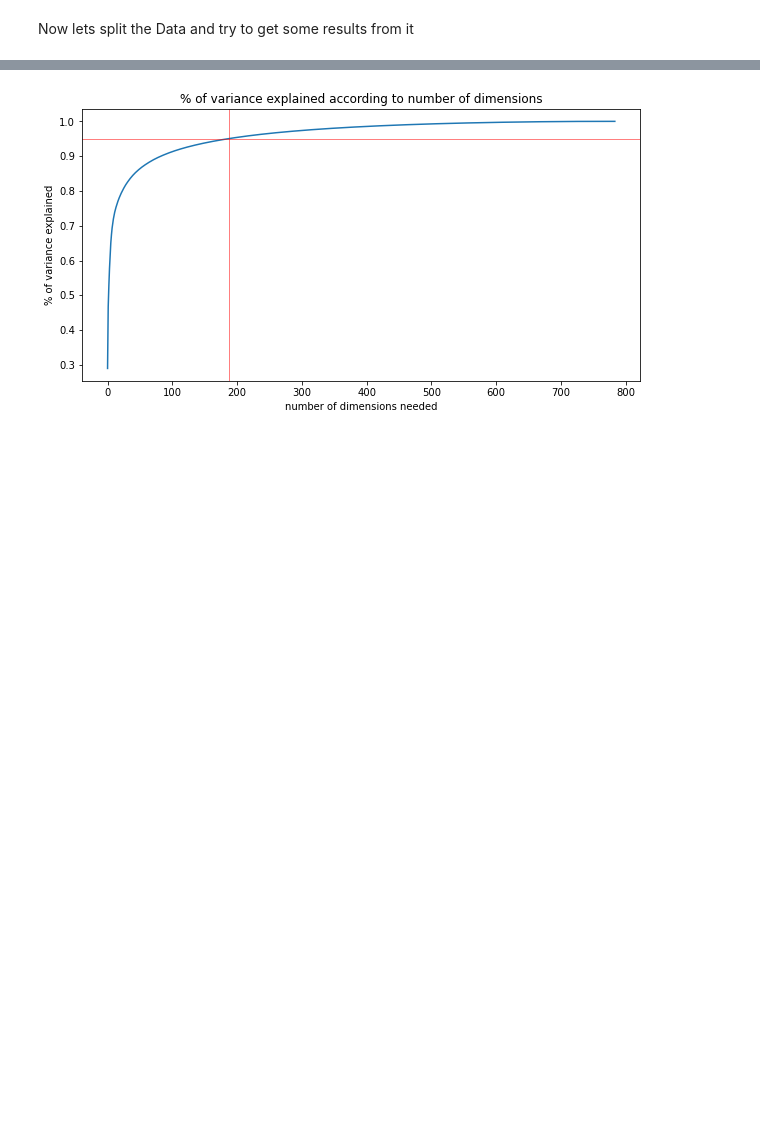
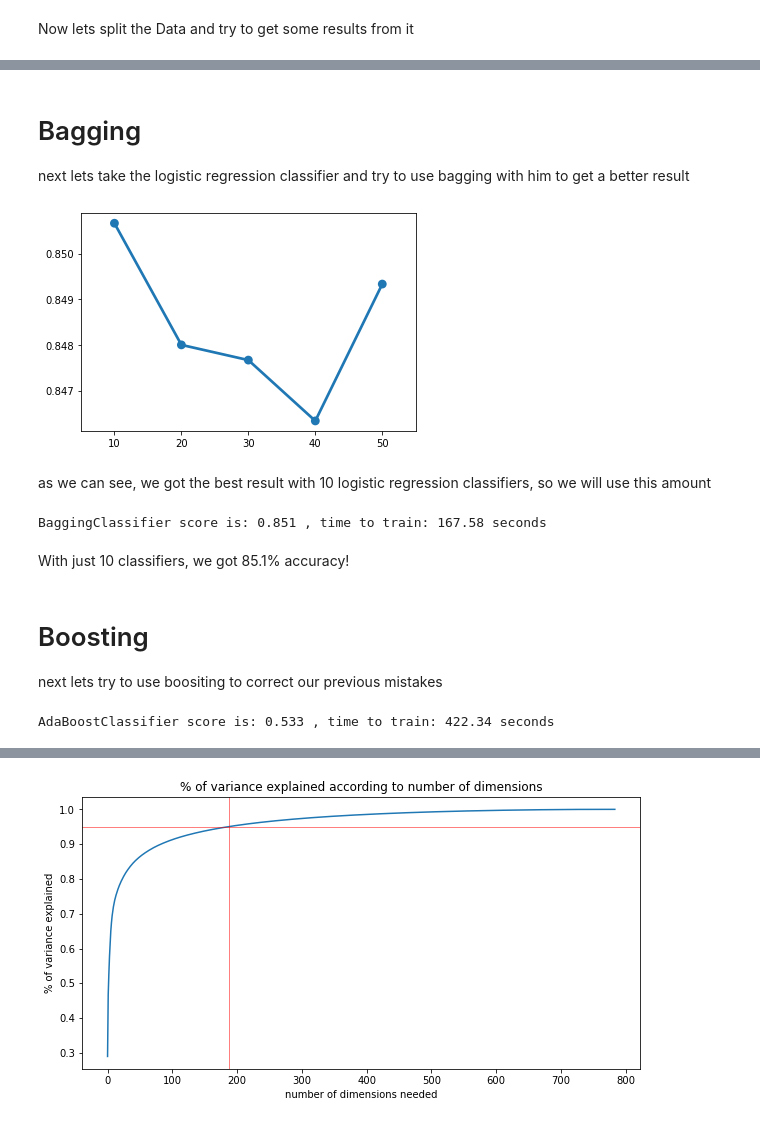
Before and after one commit to LiorBreitman8234/ML_SEM2, a Jupyter notebook: Fashion_MNIST.ipynb, the cells around one changed output, grey strips where cells are left out. Drawn from its saved outputs; the diff is of its cells as text; code cells hidden in the pictures; blank space fills up the shorter version.

```diff
--- a/Fashion_MNIST.ipynb
+++ b/Fashion_MNIST.ipynb
@@ -73,0 +113,6 @@ knn = KNeighborsClassifier(n_neighbors = 20)
+# %%
+knn_before = KNeighborsClassifier(n_neighbors = 100)
+gnb_clf = GaussianNB()
+LoR_clf = LogisticRegression(random_state=0)
+RF_clf = RandomForestClassifier(n_estimators=150, random_state=1)
+dtclf = DecisionTreeClassifier(random_state=0, max_depth = 3)
@@ -73,0 +123,15 @@ knn = KNeighborsClassifier(n_neighbors = 20)
+# %%
+Soft_voter = VotingClassifier(estimators = [('knn_before',knn_before),('lr',LoR_clf),('decision_tree',dtclf),('gaussian_bayes',gnb_clf),('random_forsts',RF_clf)],n_jobs = -1,voting='soft')
+Hard_voter = VotingClassifier(estimators = [('knn_before',knn_before),('lr',LoR_clf),('decision_tree',dtclf),('gaussian_bayes',gnb_clf),('random_forsts',RF_clf)],n_jobs = -1,voting='hard')
+# %%
+for clf in (knn_before,dtclf,gnb_clf,LoR_clf,RF_clf,Soft_voter,Hard_voter):
+    start_time = time.time()
+    clf.fit(data_train,target_train)
+    time_to_train = time.time()-start_time
+    pred = clf.predict(data_test)
+    score = accuracy_score(target_test,pred)
+    name = clf.__class__.__name__
+    model_names.append(name)
+    before_pca_scores.append(score)
+    time_before_pca.append(time_to_train)
+    print(name + " score is: %.3f " %(score) + ", time to train: %.2f seconds" %(time_to_train))
@@ -73,0 +146,53 @@ knn = KNeighborsClassifier(n_neighbors = 20)
+# %% [markdown]
+# Bagging
+
+next lets take the logistic regression classifier and try to use bagging with him to get a better result
+# %%
+n_range = np.arange(10,51,10)
+bag_scores = []
+for n in n_range:
+    Bagg_clf = BaggingClassifier(base_estimator=LoR_clf,n_estimators = n)
+    Bagg_clf.fit(data_train,target_train)
+    pred= Bagg_clf.predict(data_test)
+    bag_scores.append(accuracy_score(target_test,pred))
+# %%
+sns.pointplot(x = n_range, y = bag_scores);
+# %% [output]
+[figure, added]
+# %% [markdown]
+as we can see, we got the best result with 10 logistic regression classifiers, so we will use this amount
+# %%
+start_time = time.time()
+Bagg_clf_before = BaggingClassifier(base_estimator=LoR_clf,n_estimators = 10)
+Bagg_clf_before.fit(data_train,target_train)
+time_to_train = time.time() - start_time
+pred = Bagg_clf_before.predict(data_test)
+score = accuracy_score(target_test,pred)
+name = Bagg_clf_before.__class__.__name__
+model_names.append(name)
+before_pca_scores.append(score)
+time_before_pca.append(time_to_train)
+print(name + " score is: %.3f " %(score) + ", time to train: %.2f seconds" %(time_to_train))
+# %% [output]
+BaggingClassifier score is: 0.851 , time to train: 167.58 seconds
+# %% [markdown]
+With just 10 classifiers, we got 85.1% accuracy!
+# %% [markdown]
+# Boosting
+
+next lets try to use boositing to correct our previous mistakes
+# %%
+#after playing with the variabels a bit, that is the best adaBoostClassifier I got
+start_time = time.time()
+adaBoost_beofre = AdaBoostClassifier(n_estimators = 150, learning_rate = 0.5)
+adaBoost_before.fit(data_train,target_train)
+time_to_train = time.time()- start_time
+pred = adaBoost_before.predict(data_test)
+score = metrics.accuracy_score(target_test,pred)
+name = adaBoost_before.__class__.__name__
+model_names.append(name)
+before_pca_scores.append(score)
+time_before_pca.append(time_to_train)
+print(name + " score is: %.3f " %(score) + ", time to train: %.2f seconds" %(time_to_train))
+# %% [output]
+AdaBoostClassifier score is: 0.533 , time to train: 422.34 seconds
```
Also changed, not shown: parts of 66 cells of this notebook.
